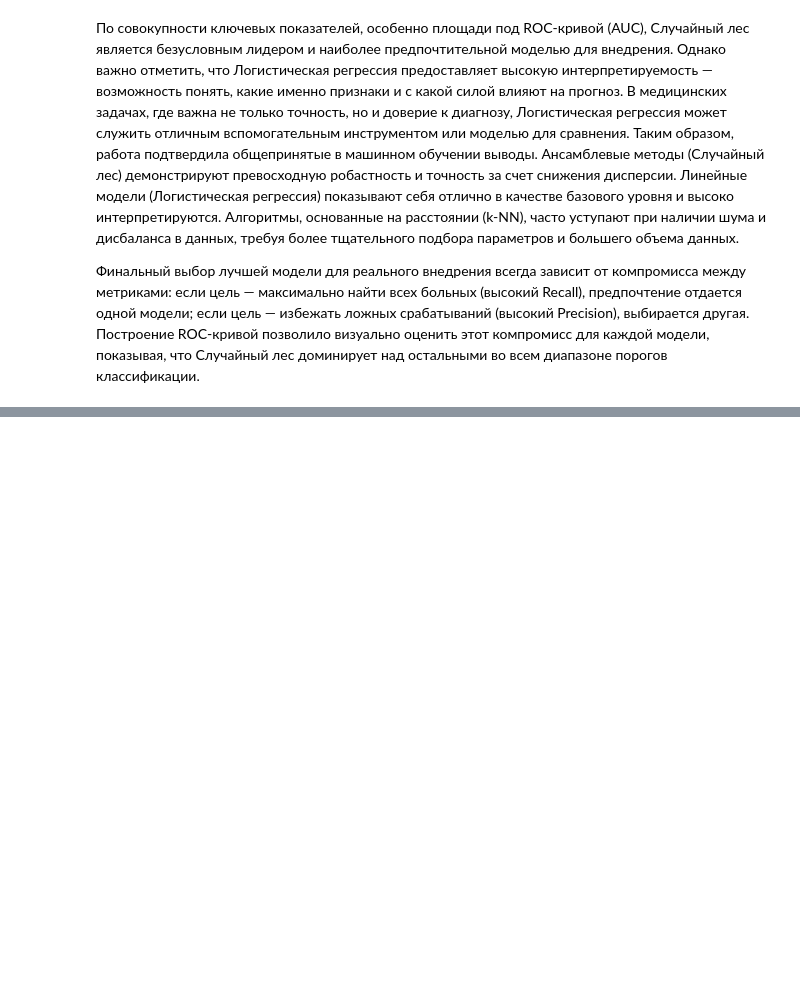
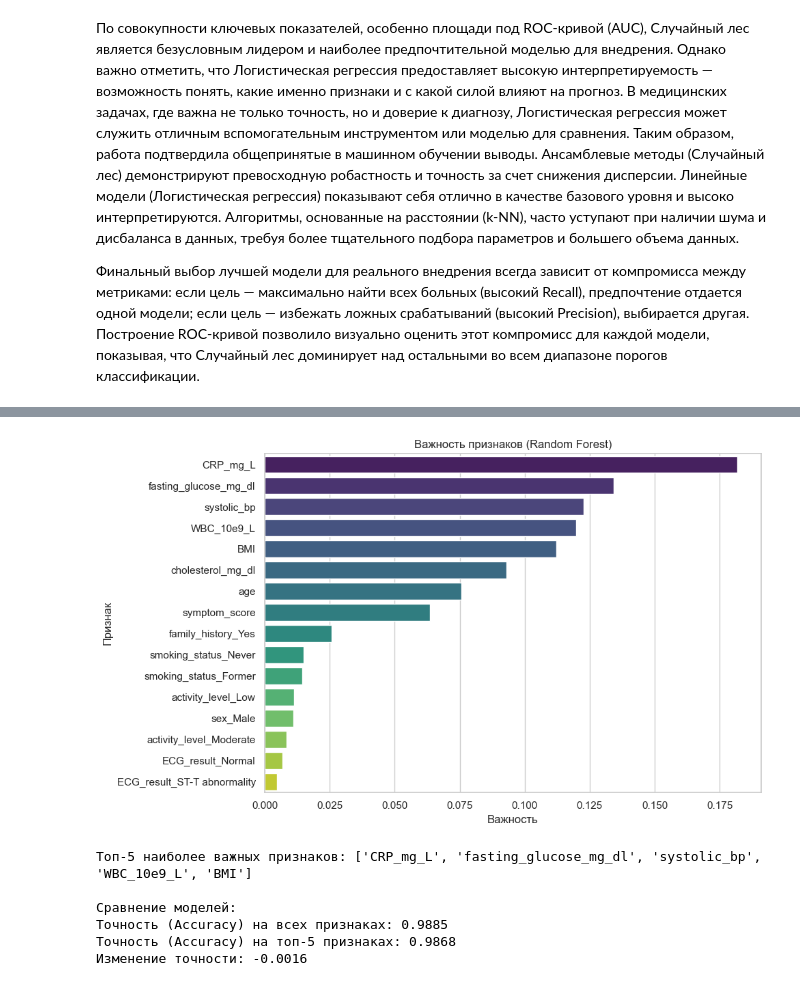
Before and after one commit to NotChelovec/Introduction_to_Data_Analysis, a Jupyter notebook: Lab5/Lab5_RyabovDS.ipynb, the cells around one changed output, grey strips where cells are left out. Cells and saved outputs as stored; diff of their text form; code cells hidden in the pictures; blank space fills up the shorter version.

```diff
--- a/Lab5/Lab5_RyabovDS.ipynb
+++ b/Lab5/Lab5_RyabovDS.ipynb
@@ -479,0 +491,51 @@ ___
+# %%
+# 1. Обучаем модель (Случайный лес) на всех признаках
+rf_full = RandomForestClassifier(n_estimators=100, random_state=42)
+rf_full.fit(X_train, y_train)
+
+# 2. Получаем важность признаков
+importances = rf_full.feature_importances_
+feature_names = X.columns
+feature_importance_df = pd.DataFrame({'Feature': feature_names, 'Importance': importances})
+feature_importance_df = feature_importance_df.sort_values(by='Importance', ascending=False)
+
+# 3. Визуализация
+plt.figure(figsize=(10, 6))
+sns.barplot(x='Importance', y='Feature', hue='Feature', data=feature_importance_df, palette='viridis', legend=False)
+plt.title('Важность признаков (Random Forest)')
+plt.xlabel('Важность')
+plt.ylabel('Признак')
+plt.tight_layout()
+plt.show()
+
+# 4. Отбор наиболее важных признаков (топ-5)
+top_n = 5
+top_features = feature_importance_df['Feature'].head(top_n).tolist()
+print(f"Топ-{top_n} наиболее важных признаков: {top_features}")
+
+# 5. Обучение модели только на важных признаках
+X_train_top = X_train[top_features]
+X_test_top = X_test[top_features]
+
+rf_top = RandomForestClassifier(n_estimators=100, random_state=42)
+rf_top.fit(X_train_top, y_train)
+
+# 6. Сравнение качества
+y_pred_full = rf_full.predict(X_test)
+y_pred_top = rf_top.predict(X_test_top)
+
+acc_full = accuracy_score(y_test, y_pred_full)
+acc_top = accuracy_score(y_test, y_pred_top)
+
+print("\nСравнение моделей:")
+print(f"Точность (Accuracy) на всех признаках: {acc_full:.4f}")
+print(f"Точность (Accuracy) на топ-{top_n} признаках: {acc_top:.4f}")
+print(f"Изменение точности: {acc_top - acc_full:.4f}")
+# %% [output]
+[figure, added]
+Топ-5 наиболее важных признаков: ['CRP_mg_L', 'fasting_glucose_mg_dl', 'systolic_bp', 'WBC_10e9_L', 'BMI']
+
+Сравнение моделей:
+Точность (Accuracy) на всех признаках: 0.9885
+Точность (Accuracy) на топ-5 признаках: 0.9868
+Изменение точности: -0.0016
```
Also changed, not shown: parts of 19 cells of this notebook, 1 other file.
